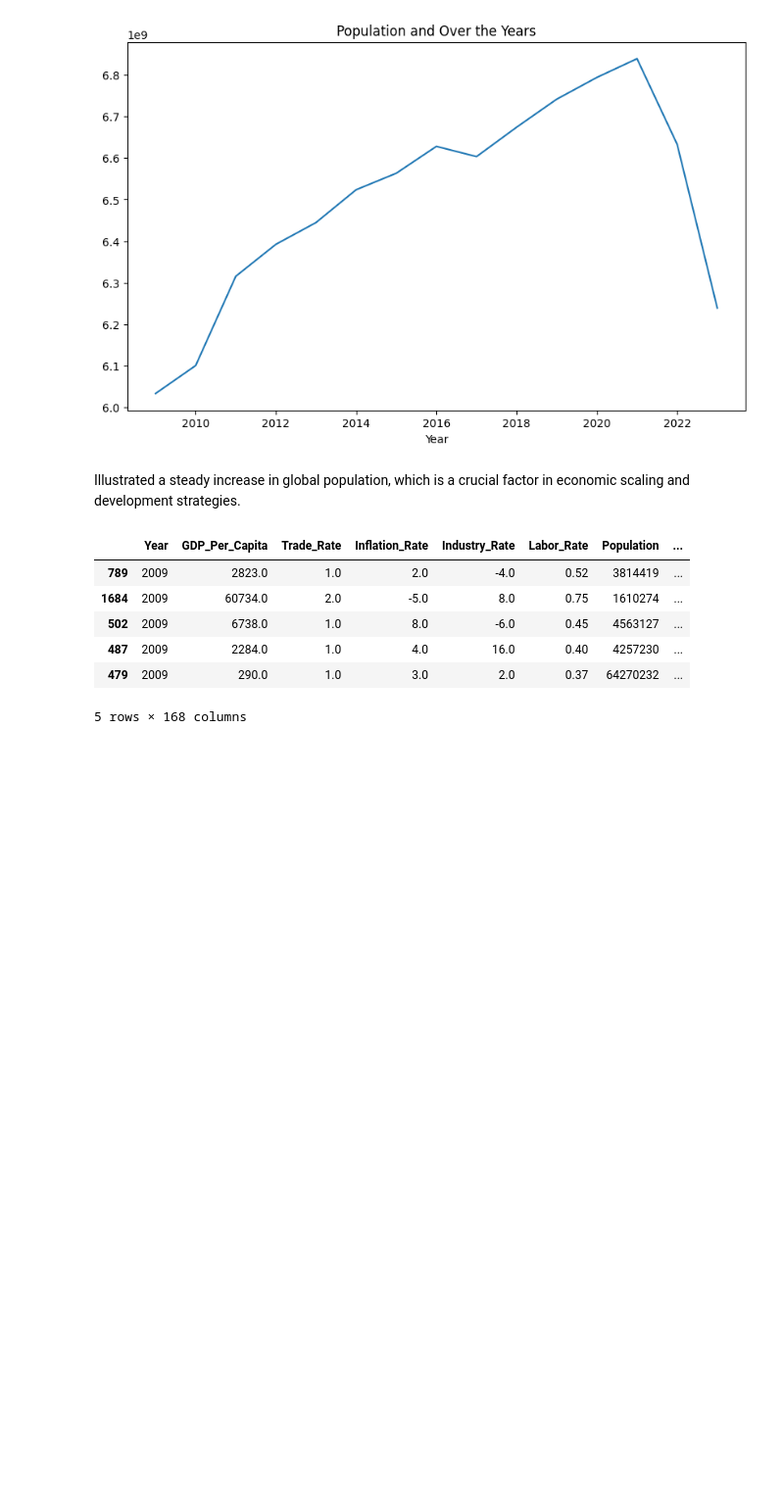
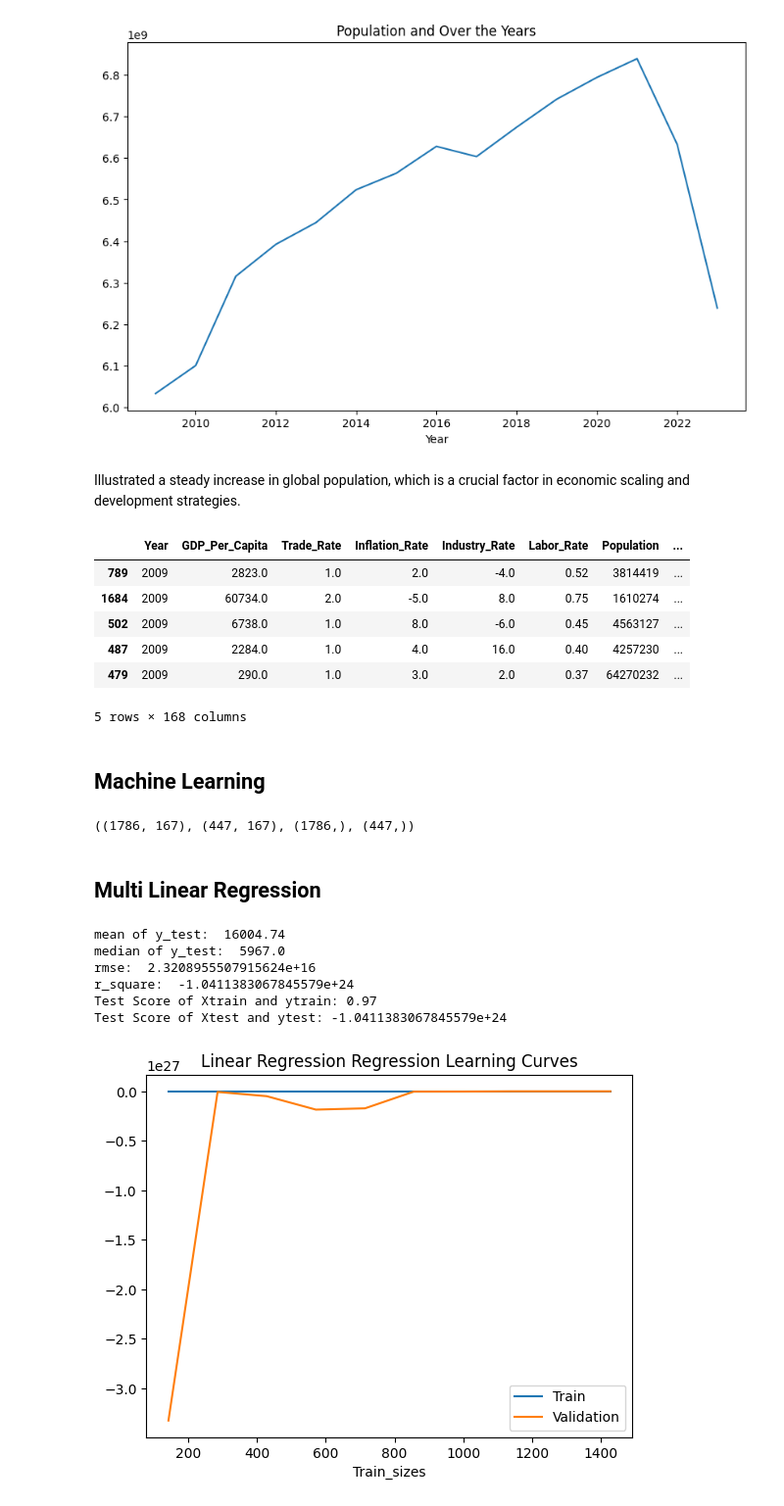
Before and after one commit to koto253/Data_Science_Portfolio, a Jupyter notebook: Data_Preparation_Cleaning/cleaning_gdp_dataset.ipynb, the cells around one changed output. Shown: that part at 98% size. Cells and saved outputs as stored; diff of their text form; code cells hidden in the pictures; blank space fills up the shorter version.

Commit message:
built multi regression models, next improve their performances

```diff
--- a/Data_Preparation_Cleaning/cleaning_gdp_dataset.ipynb
+++ b/Data_Preparation_Cleaning/cleaning_gdp_dataset.ipynb
@@ -455,3 +455,25 @@ y = df_machine_learning['GDP_Per_Capita']
 
 # define the features
 X = df_machine_learning.drop(['GDP_Per_Capita'], axis=1)
+# %% [markdown]
+## Machine Learning
+# %%
+from sklearn.model_selection import train_test_split, cross_val_score, learning_curve
+
+# split the data
+X_train, X_test, y_train, y_test = train_test_split(
+    X, y, test_size=0.2, random_state=2
+)
+
+# # Scale the features
+from sklearn.preprocessing import StandardScaler
+
+# Scale the features
+scaler = StandardScaler()
+X_train = scaler.fit_transform(X_train)
+X_test = scaler.fit_transform(X_test)
+# %%
+# display the results of the split
+X_train.shape, X_test.shape, y_train.shape, y_test.shape
+# %% [output]
+((1786, 167), (447, 167), (1786,), (447,))
@@ -457,0 +484,47 @@ X = df_machine_learning.drop(['GDP_Per_Capita'], axis=1)
+# %% [markdown]
+## Multi Linear Regression
+# %%
+# Build the model
+linear_reg = LinearRegression()
+
+# Train the model
+linear_reg.fit(X_train, y_train)
+
+## make precdictions
+linear_pred = linear_reg.predict(X_test)
+
+# evaluate the model
+mean_y_true = round(y_test.mean(), 2)
+median_y_true = round(y_test.median(), 2)
+linear_rmse = round(root_mean_squared_error(y_test, linear_pred), 2)
+linear_r2 = round(r2_score(y_test, linear_pred), 2)
+
+# output results
+print('mean of y_test: ', mean_y_true)
+print('median of y_test: ', median_y_true)
+print('rmse: ', linear_rmse)
+print('r_square: ', linear_r2)
+
+# test score of the model
+print('Test Score of Xtrain and ytrain:',round(linear_reg.score(X_train, y_train), 2))
+print('Test Score of Xtest and ytest:', round(linear_reg.score(X_test, y_test), 2))
+
+# Learning curve
+train_sizes, train_scores, test_scores = learning_curve(linear_reg, X_train, y_train, cv=5, train_sizes=np.linspace(0.1, 1.0, 10))
+
+# plot the learning curve
+plt.figure()
+plt.plot(train_sizes, train_scores.mean(axis=1), label='Train')
+plt.plot(train_sizes, test_scores.mean(axis=1), label='Validation')
+plt.xlabel('Train_sizes')
+plt.title('Linear Regression Regression Learning Curves')
+plt.legend()
+plt.show()
+# %% [output]
+mean of y_test:  16004.74
+median of y_test:  5967.0
+rmse:  2.3208955507915624e+16
+r_square:  -1.0411383067845579e+24
+Test Score of Xtrain and ytrain: 0.97
+Test Score of Xtest and ytest: -1.0411383067845579e+24
+[figure, added]
```
Also changed, not shown: parts of 9 cells of this notebook.
